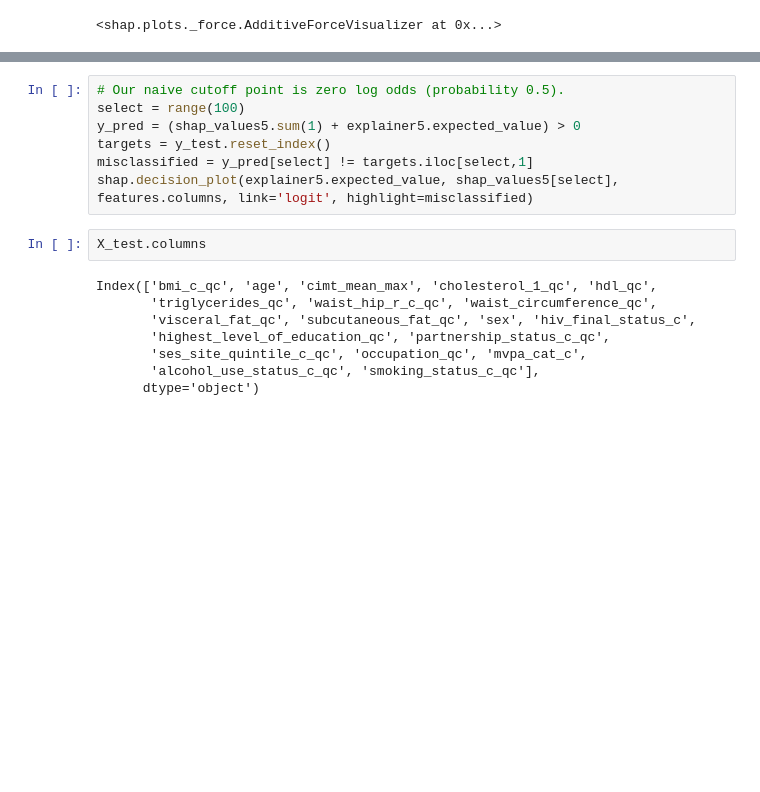
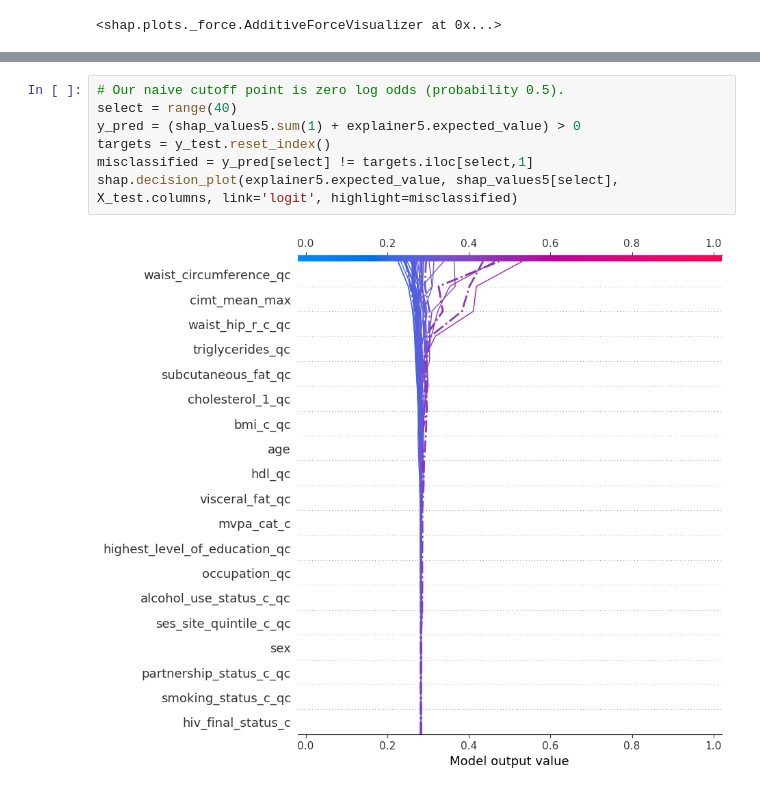
Before and after one commit to kayvinsoo7/AWI_GEN_PROJECT, a Jupyter notebook: Business/MM_Indababx.ipynb, the cells around one changed output, grey strips where cells are left out. Drawn from its saved outputs; the diff is of its cells as text; blank space fills up the shorter version.

```diff
--- a/Business/MM_Indababx.ipynb
+++ b/Business/MM_Indababx.ipynb
@@ -549,17 +623,9 @@ TypeError: waterfall() got an unexpected keyword argument 'feature_names'
 # %%
 # Our naive cutoff point is zero log odds (probability 0.5).
-select = range(100)
+select = range(40)
 y_pred = (shap_values5.sum(1) + explainer5.expected_value) > 0
 targets = y_test.reset_index()
 misclassified = y_pred[select] != targets.iloc[select,1]
-shap.decision_plot(explainer5.expected_value, shap_values5[select], features.columns, link='logit', highlight=misclassified)
+shap.decision_plot(explainer5.expected_value, shap_values5[select], X_test.columns, link='logit', highlight=misclassified)
+# %% [output]
+[figure, added]
-# %%
-X_test.columns
-# %% [output]
-Index(['bmi_c_qc', 'age', 'cimt_mean_max', 'cholesterol_1_qc', 'hdl_qc',
-       'triglycerides_qc', 'waist_hip_r_c_qc', 'waist_circumference_qc',
-       'visceral_fat_qc', 'subcutaneous_fat_qc', 'sex', 'hiv_final_status_c',
-       'highest_level_of_education_qc', 'partnership_status_c_qc',
-       'ses_site_quintile_c_qc', 'occupation_qc', 'mvpa_cat_c',
-       'alcohol_use_status_c_qc', 'smoking_status_c_qc'],
-      dtype='object')
```
Also changed, not shown: parts of 35 cells of this notebook, 1 other file.
